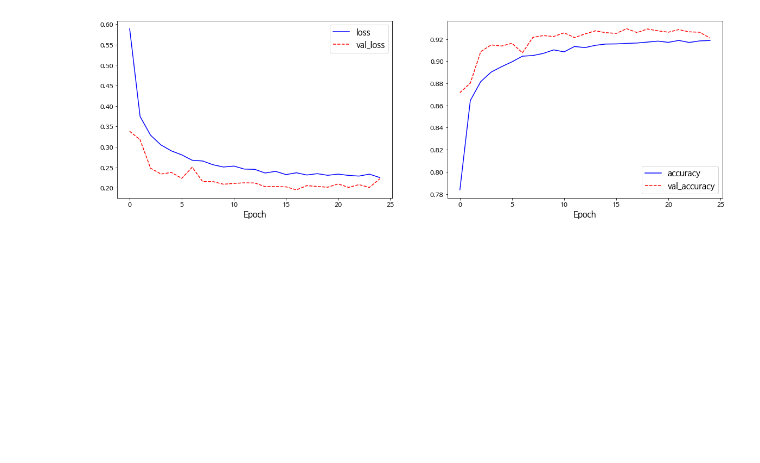
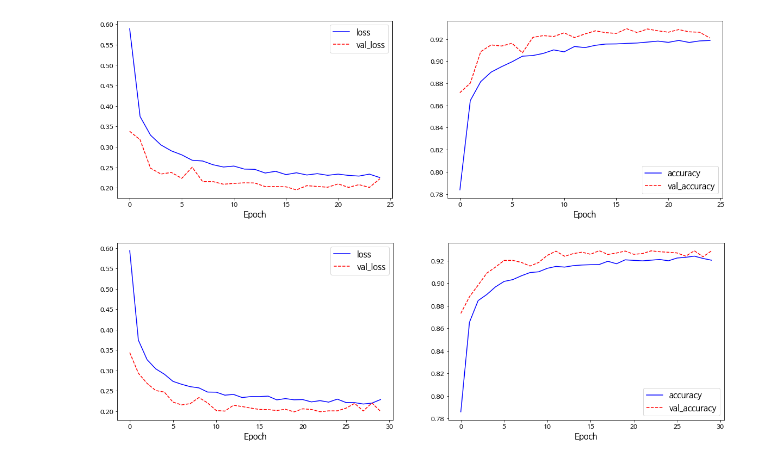
Before and after one commit to rubinkim/TENSORFLOW_2023, a Jupyter notebook: Fashion_MNIST_VGGNet.ipynb, the cells around one changed output. Saved outputs shown, nothing was run; the diff lists cells and outputs as text; code cells hidden in the pictures; blank space fills up the shorter version.

Commit message:
Increasing Epochs to 30

```diff
--- a/Fashion_MNIST_VGGNet.ipynb
+++ b/Fashion_MNIST_VGGNet.ipynb
@@ -115,5 +115,5 @@ Trainable params: 5,240,842
 Non-trainable params: 0
 _________________________________________________________________
 # %%
-history = model.fit(train_X, train_Y, epochs=25, validation_split=0.25)
+history = model.fit(train_X, train_Y, epochs=30, validation_split=0.25)
 # %% [output]
@@ -156,3 +156,25 @@ plt.legend(fontsize=15, loc='lower right')
 plt.show()
 # %% [output]
 [figure]
+# %%
+## train data와 test data의 loss와 accuracy 그래프 그리기 : num of Epochs = 30
+import matplotlib.pyplot as plt
+plt.figure(figsize=(20, 6))
+
+plt.subplot(1,2,1)
+plt.plot(history.history['loss'], 'b-', label='loss')
+plt.plot(history.history['val_loss'], 'r--', label='val_loss')
+plt.xlabel('Epoch', size=15)
+plt.tick_params(axis='both', which='major', labelsize=12)
+plt.legend(fontsize=15)
+
+plt.subplot(1,2,2)
+plt.plot(history.history['accuracy'], 'b-', label='accuracy')
+plt.plot(history.history['val_accuracy'], 'r--', label='val_accuracy')
+plt.xlabel('Epoch', size=15)
+plt.tick_params(axis='both', which='major', labelsize=12)
+plt.legend(fontsize=15, loc='lower right')
+
+plt.show()
+# %% [output]
+[figure, added]
```
Also changed, not shown: parts of 3 cells of this notebook.
